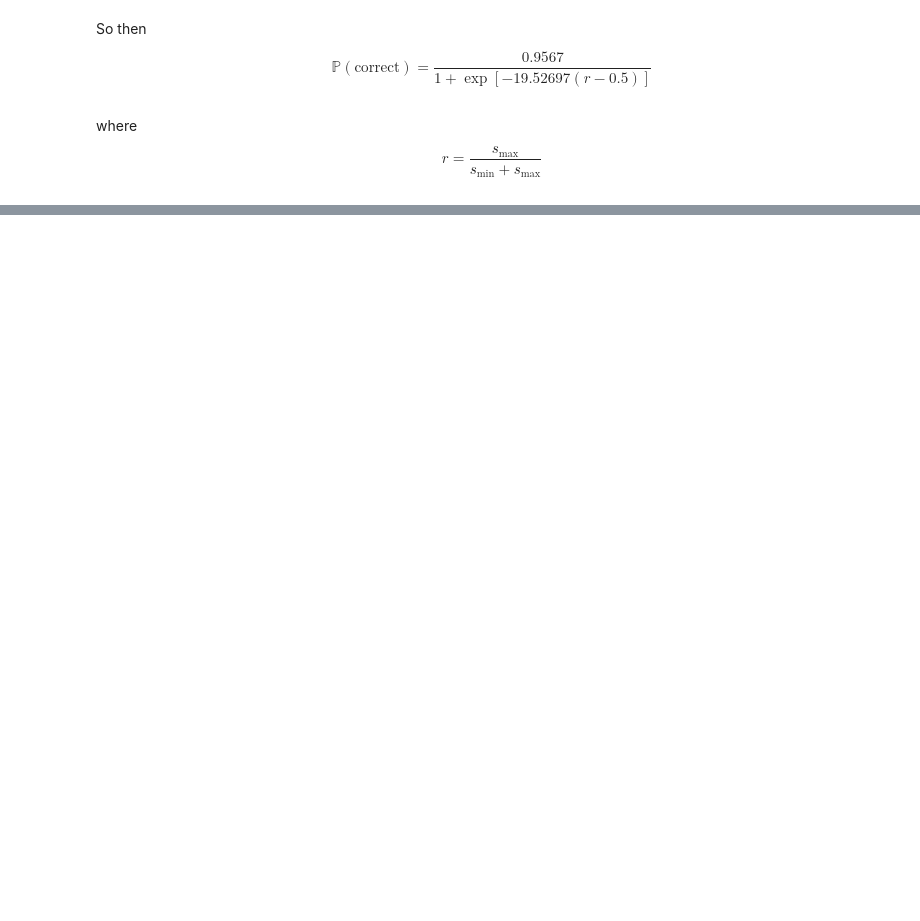
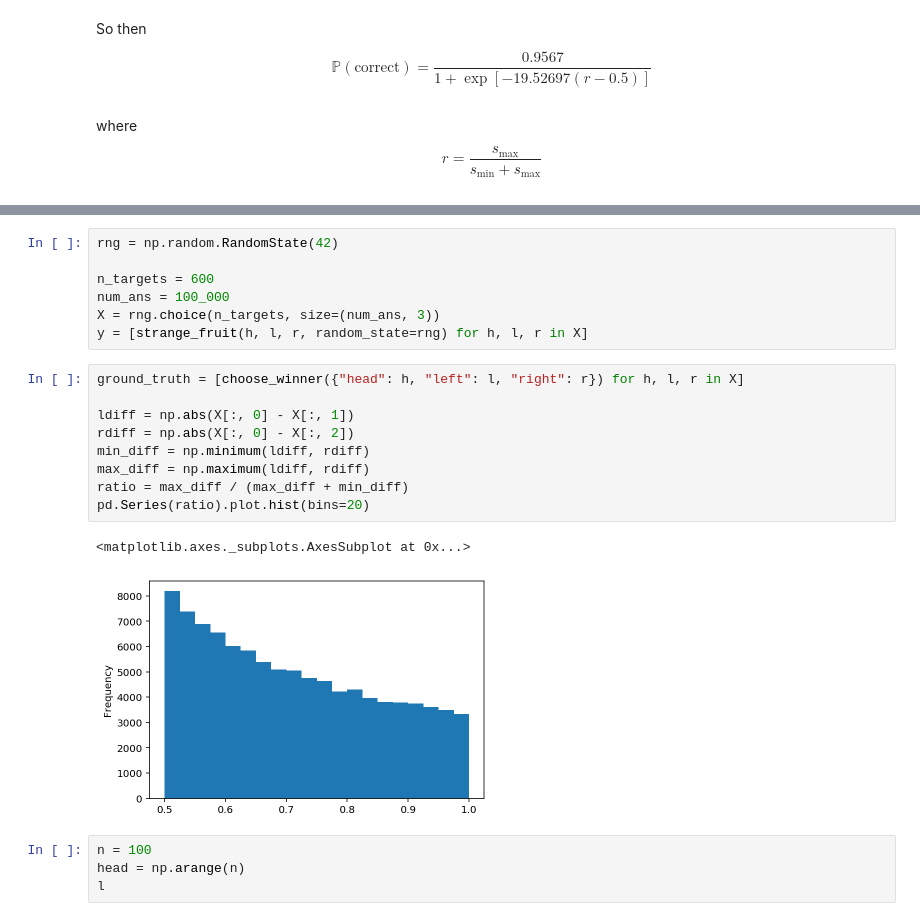
Before and after one commit to stsievert/salmon, a Jupyter notebook: examples/datasets/strange-fruit-triplet/noise-model.ipynb, the cells around one changed output, grey strips where cells are left out. Drawn from its saved outputs; the diff is of its cells as text; blank space fills up the shorter version.

```diff
--- a/examples/datasets/strange-fruit-triplet/noise-model.ipynb
+++ b/examples/datasets/strange-fruit-triplet/noise-model.ipynb
@@ -112,0 +177,23 @@ where $$r = \frac{s_{\max}}{s_{\min} + s_{\max}}$$
+# %%
+rng = np.random.RandomState(42)
+
+n_targets = 600
+num_ans = 100_000
+X = rng.choice(n_targets, size=(num_ans, 3))
+y = [strange_fruit(h, l, r, random_state=rng) for h, l, r in X]
+# %%
+ground_truth = [choose_winner({"head": h, "left": l, "right": r}) for h, l, r in X]
+
+ldiff = np.abs(X[:, 0] - X[:, 1])
+rdiff = np.abs(X[:, 0] - X[:, 2])
+min_diff = np.minimum(ldiff, rdiff)
+max_diff = np.maximum(ldiff, rdiff)
+ratio = max_diff / (max_diff + min_diff)
+pd.Series(ratio).plot.hist(bins=20)
+# %% [output]
+<matplotlib.axes._subplots.AxesSubplot at 0x...>
+[figure, added]
+# %%
+n = 100
+head = np.arange(n)
+l
```
Also changed, not shown: parts of 7 cells of this notebook, 3 other files.
